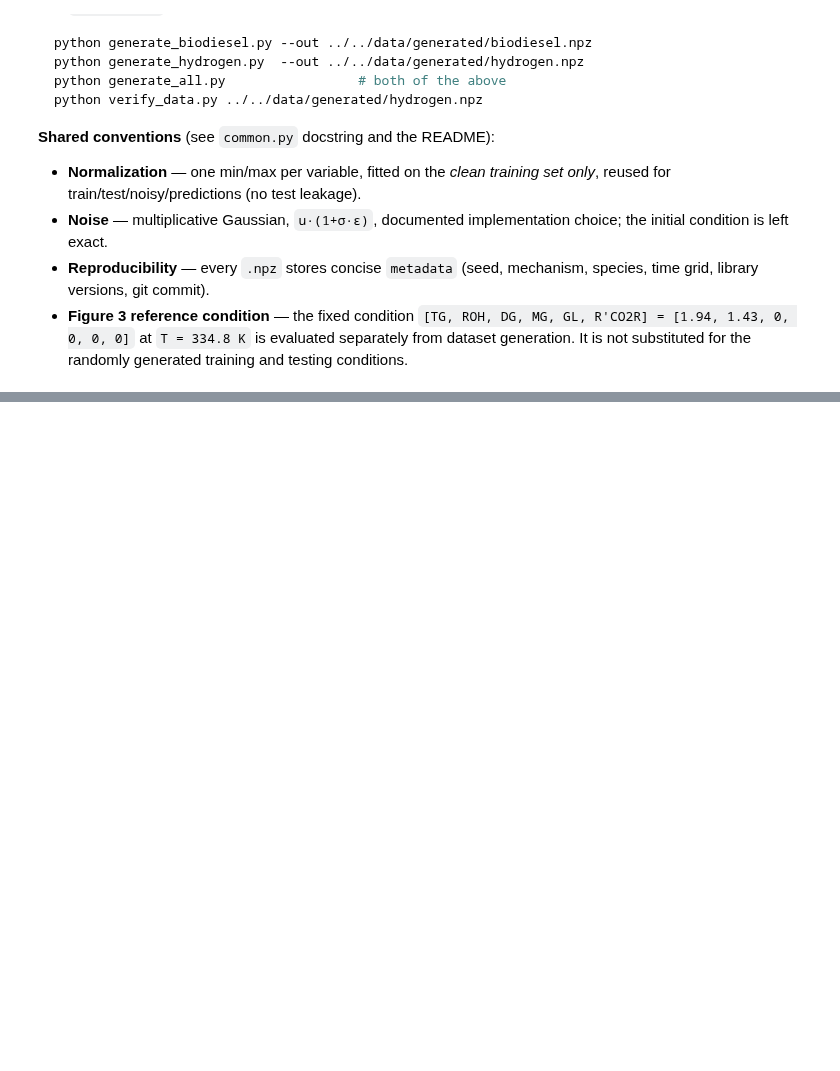
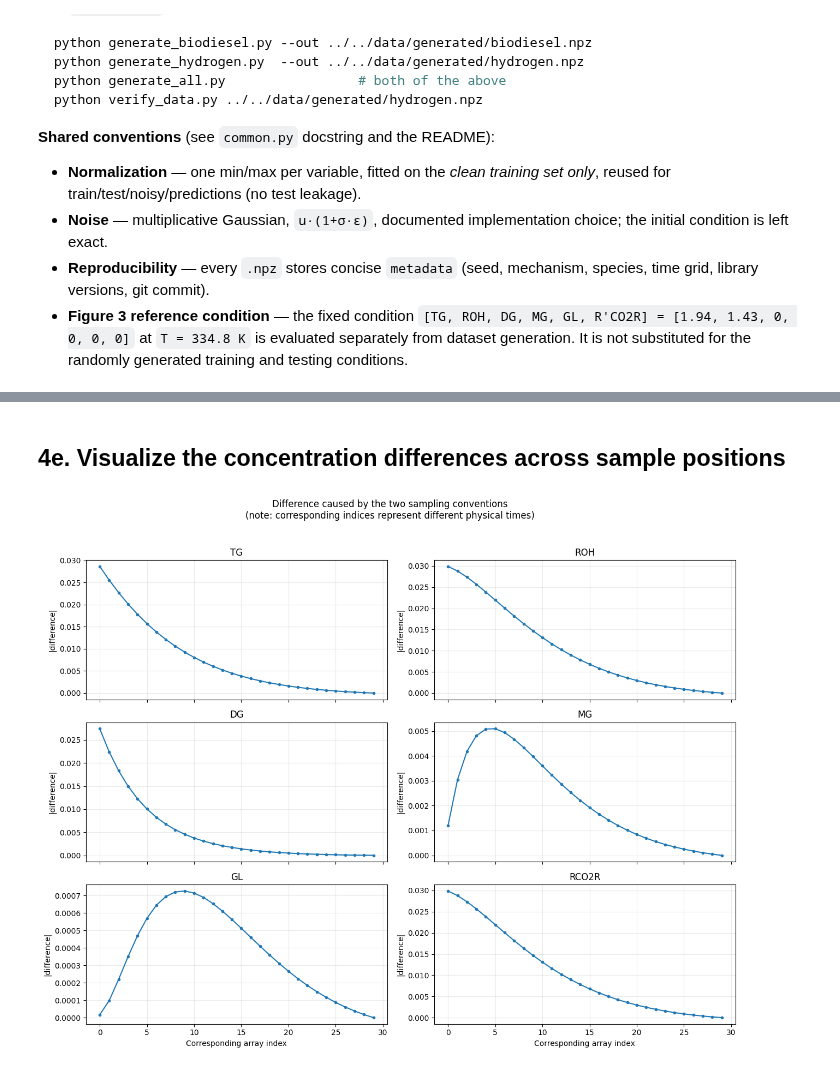
Before and after one commit to bnkglu/chemkan-tuwien, a Jupyter notebook: chemkan/scripts/data_gen/data_generation_walkthrough.ipynb, the cells around one changed output, grey strips where cells are left out. Drawn from its saved outputs; the diff is of its cells as text; code cells hidden in the pictures; blank space fills up the shorter version.

```diff
--- a/chemkan/scripts/data_gen/data_generation_walkthrough.ipynb
+++ b/chemkan/scripts/data_gen/data_generation_walkthrough.ipynb
@@ -661,0 +944,37 @@ python verify_data.py ../../data/generated/hydrogen.npz
+# %% [markdown]
+## 4e. Visualize the concentration differences across sample positions
+# %%
+# ------------------------------------------------------------
+# 5. Plot state differences as a function of array position
+# ------------------------------------------------------------
+
+fig, axes = plt.subplots(3, 2, figsize=(13, 10), sharex=True)
+axes = axes.ravel()
+
+for i, species in enumerate(SPECIES):
+    ax = axes[i]
+
+    ax.plot(
+        np.arange(30),
+        abs_diff[:, i],
+        marker="o",
+        markersize=3,
+    )
+
+    ax.set_title(species)
+    ax.set_ylabel("|difference|")
+    ax.grid(alpha=0.25)
+
+axes[-2].set_xlabel("Corresponding array index")
+axes[-1].set_xlabel("Corresponding array index")
+
+fig.suptitle(
+    "Difference caused by the two sampling conventions\n"
+    "(note: corresponding indices represent different physical times)",
+    y=1.02,
+)
+
+fig.tight_layout()
+plt.show()
+# %% [output]
+[figure, added]
```
Also changed, not shown: parts of 21 cells of this notebook, 7 other files.
